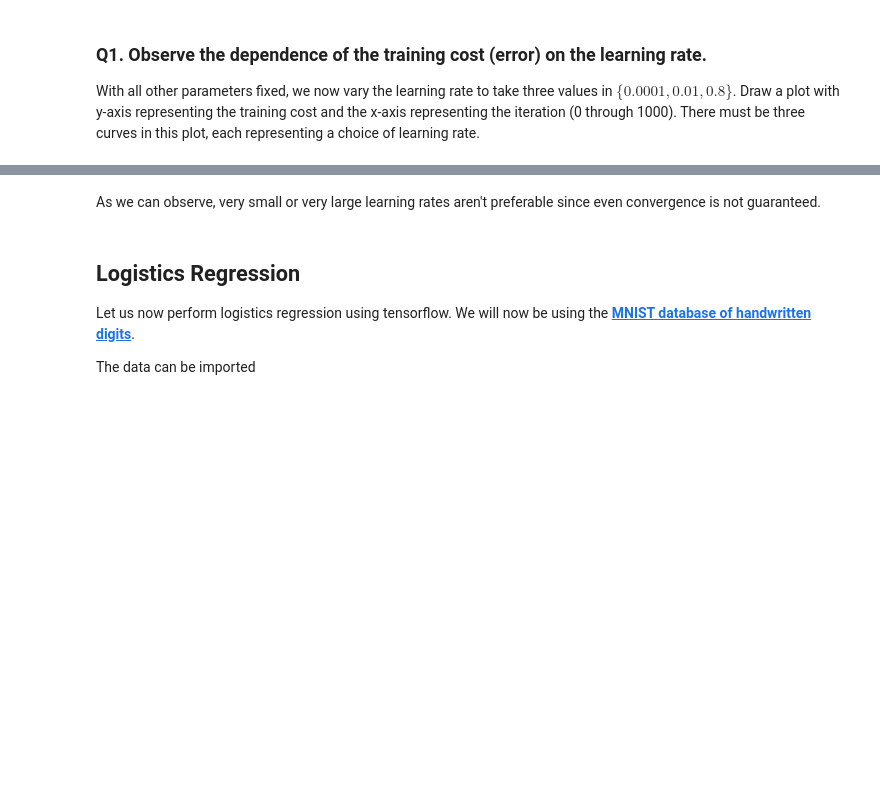
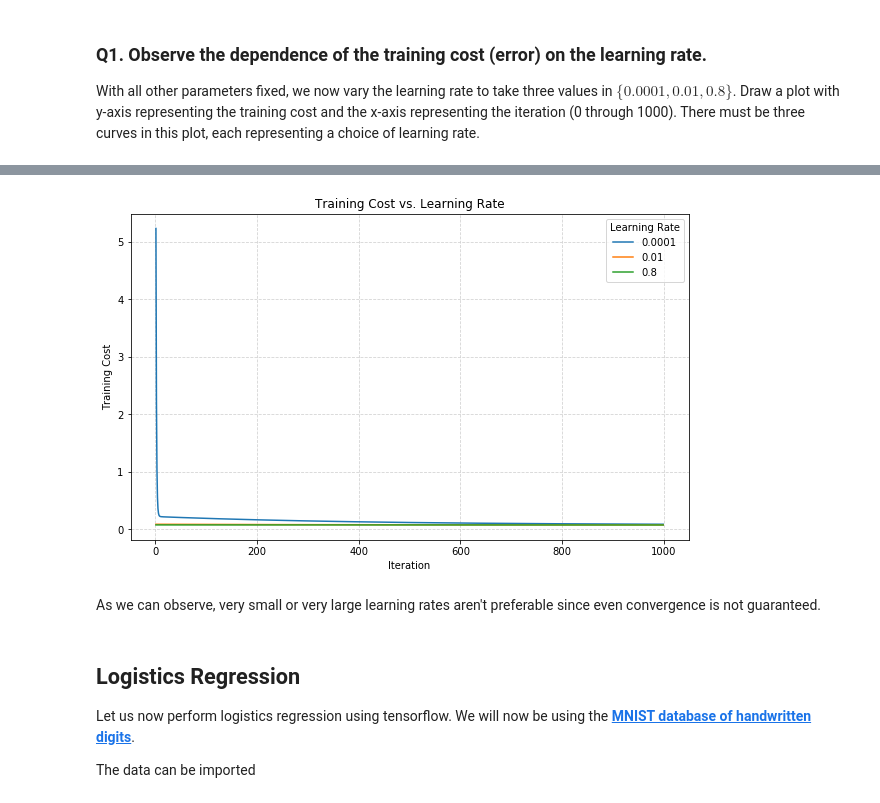
Before and after one commit to Richard-Hendricks/UIUC-Fall-2017, a Jupyter notebook: IE_532/Exercises/4Classification_ex.ipynb, the cells around one changed output, grey strips where cells are left out. Cells and saved outputs as stored; diff of their text form; code cells hidden in the pictures; blank space fills up the shorter version.

```diff
--- a/IE_532/Exercises/4Classification_ex.ipynb
+++ b/IE_532/Exercises/4Classification_ex.ipynb
@@ -189,3 +187,46 @@ With all other parameters fixed, we now vary the learning rate to take three val
+# %%
+#----------------- Your code here ---------------#
+learning_rates = [0.0001, 0.01, 0.8]
+costs = []
+
+with tf.Session() as sess:
+    sess.run(init)
+
+    for learning_rate in learning_rates:
+
+        # Fit all training data
+        for epoch in range(training_epochs):
+
+            for (x, y) in zip(train_X, train_Y):
+                sess.run(optimizer, feed_dict = {X: x, Y: y})
+
+            # Store costs per epoch step
+            c = sess.run(cost, feed_dict = {X: train_X, Y: train_Y})
+            costs.append(c)
+
+
+# Display the graph
+X = numpy.arange(1, 1000, 1)
+cost1 = costs[0: training_epochs - 1]
+cost2 = costs[training_epochs: 2 * training_epochs - 1]
+cost3 = costs[2 * training_epochs: 3 * training_epochs - 1]
+
+fig, ax = plt.subplots(figsize = (10, 6))
+
+plt.plot(X, cost1, label = "0.0001")
+plt.plot(X, cost2, label = "0.01")
+plt.plot(X, cost3, label = "0.8")
+
+plt.xlabel('Iteration')
+plt.ylabel('Training Cost')
+plt.title('Training Cost vs. Learning Rate')
+plt.legend(loc = "upper right", title = "Learning Rate")
+plt.grid(color = 'lightgray', linestyle = '--')
+plt.show()
+
+#------------------------------------------------#
+# %% [output]
+[figure, added]
 # %% [markdown]
 As we can observe, very small or very large learning rates aren't preferable since even convergence is not guaranteed.
 # %% [markdown]
```
Also changed, not shown: parts of 20 cells of this notebook.
